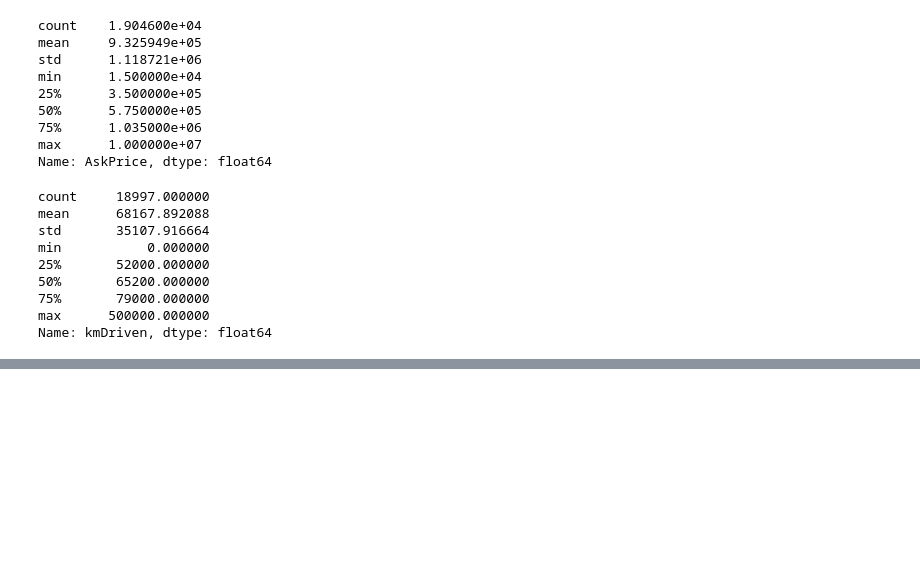
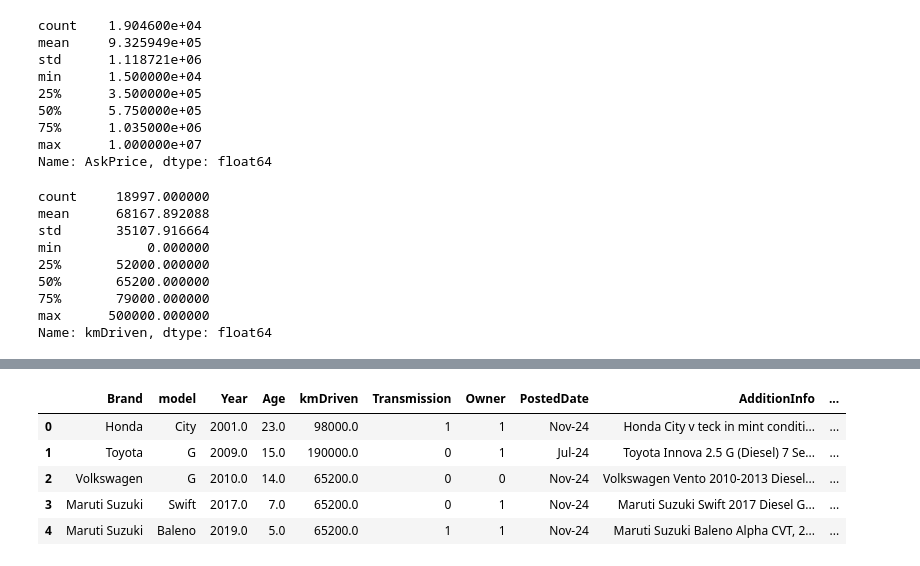
Before and after one commit to nonqanea-crypto/CarCast-, a Jupyter notebook: notebooks/capstone_notebook.ipynb, the cells around one changed output, grey strips where cells are left out. Cells and saved outputs as stored; diff of their text form; code cells hidden in the pictures; blank space fills up the shorter version.

Commit message:
feature engineering: fixed model matching bug, encoded categorical variables

```diff
--- a/notebooks/capstone_notebook.ipynb
+++ b/notebooks/capstone_notebook.ipynb
@@ -269,0 +288,3 @@ Name: kmDriven, dtype: float64
+# %%
+df['FuelType'] = df['FuelType'].str.lower()
+print(df['FuelType'].unique())
@@ -269,0 +293,4 @@ Name: kmDriven, dtype: float64
+# %%
+df['FuelType'] = df['FuelType'].replace('hybrid', 'hybrid/cng')
+print(df['FuelType'].unique())
+print(df['FuelType'].value_counts())
@@ -269,0 +305,13 @@ Name: kmDriven, dtype: float64
+# %%
+df['Transmission'] = df['Transmission'].map({'Manual': 0, 'Automatic': 1})
+df['Owner'] = df['Owner'].map({'first': 0, 'second': 1})
+df = pd.get_dummies(df, columns=['FuelType'], prefix='Fuel')
+
+df.head()
+# %% [output]
+|  | Brand | model | Year | Age | kmDriven | Transmission | Owner | PostedDate | AdditionInfo | ... |
+| 0 | Honda | City | 2001.0 | 23.0 | 98000.0 | 1 | 1 | Nov-24 | Honda City v teck in mint conditi... | ... |
+| 1 | Toyota | G | 2009.0 | 15.0 | 190000.0 | 0 | 1 | Jul-24 | Toyota Innova 2.5 G (Diesel) 7 Se... | ... |
+| 2 | Volkswagen | G | 2010.0 | 14.0 | 65200.0 | 0 | 0 | Nov-24 | Volkswagen Vento 2010-2013 Diesel... | ... |
+| 3 | Maruti Suzuki | Swift | 2017.0 | 7.0 | 65200.0 | 0 | 1 | Nov-24 | Maruti Suzuki Swift 2017 Diesel G... | ... |
+| 4 | Maruti Suzuki | Baleno | 2019.0 | 5.0 | 65200.0 | 1 | 1 | Nov-24 | Maruti Suzuki Baleno Alpha CVT, 2... | ... |
```
Also changed, not shown: parts of 12 cells of this notebook.
